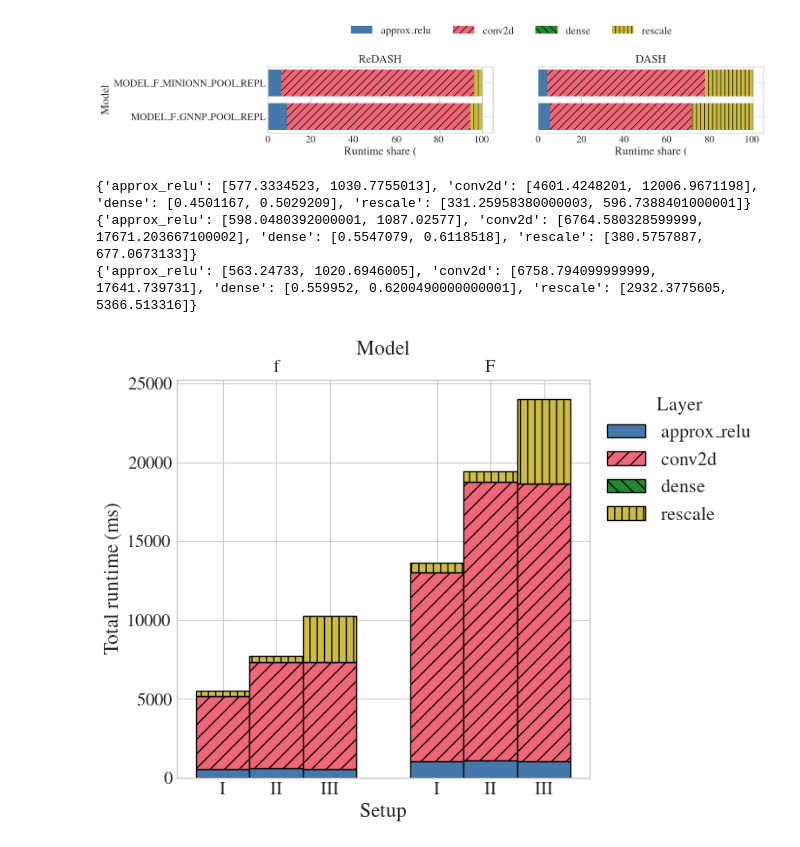
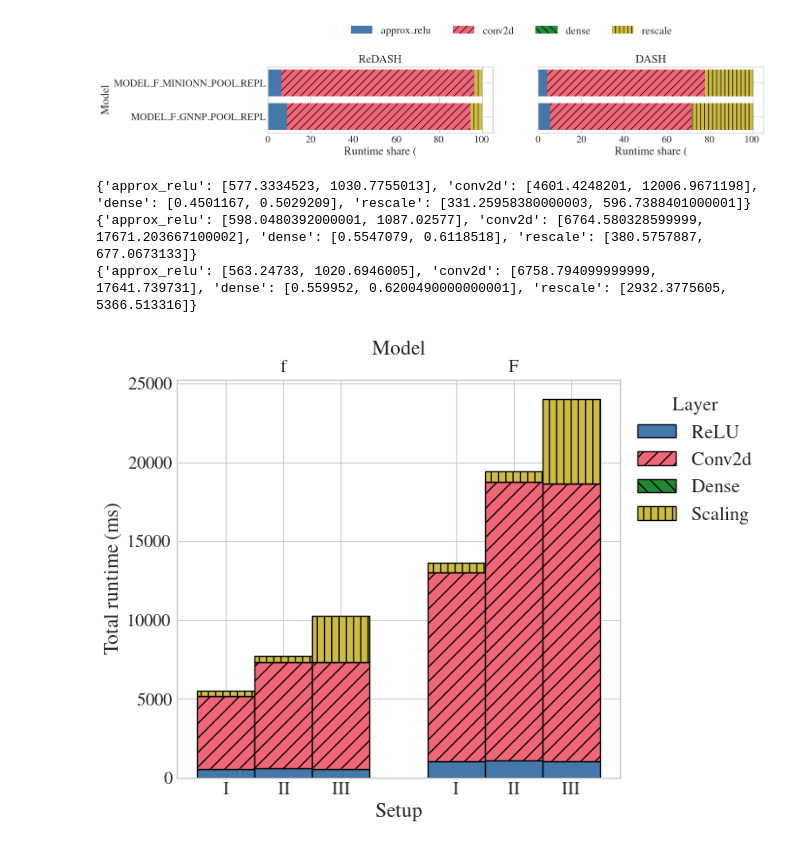
Before and after one commit to UzL-ITS/dash, a Jupyter notebook: benchmarks/evaluation_redash.ipynb, the cells around one changed output. Drawn from its saved outputs; the diff is of its cells as text; code cells hidden in the pictures.

Commit message:
bench: redash eval wip

```diff
--- a/benchmarks/evaluation_redash.ipynb
+++ b/benchmarks/evaluation_redash.ipynb
@@ -183,7 +183,7 @@ micro_benchmarks/data/scalability/IMPORTED_DASH_RESCALING_SCALABILITY.csv
 # %%
 # Get the common dims values between legacy and DASH datasets and keep only the first two
 dims_common = sorted(set(rescaling_scale_data.index.get_level_values('dims')).intersection(
-                       set(rescaling_scale_data_DASH.index.get_level_values('dims'))))[:2]
+                       set(rescaling_scale_data_DASH.index.get_level_values('dims'))))[:1]
 
 fig, axs = plt.subplots(1, len(dims_common), figsize=(5*len(dims_common), 6))
 
@@ -191,28 +191,39 @@ fig, axs = plt.subplots(1, len(dims_common), figsize=(5*len(dims_common), 6))
 if len(dims_common) == 1:
     axs = [axs]
 
+color_l3 = "tab:blue"
+color_l5   = "tab:orange"
+
 for ax, d in zip(axs, dims_common):
     # Plot legacy scaling curves (using marker 'o')
     l_values_legacy = sorted(rescaling_scale_data.loc[d].index.unique())
     for l in [3,5]:
+        if l == 3:
+            color = color_l3
+        else:
+            color = color_l5
         data = rescaling_scale_data.loc[(d, l)]
         runtime_mean = data['runtime']['mean']
         runtime_std = data['runtime']['std']
         threads = runtime_mean.index.astype(int)
         ax.errorbar(threads, runtime_mean, yerr=runtime_std, marker='o', linestyle='-',
-                    capsize=4, label=f'ReDASH, $\\ell={l}$')
+                    color=color, capsize=4, label=f'ReDASH, $\\ell={l}$')
 
     # Plot DASH scaling curves (using marker '*')
     l_values_dash = sorted(rescaling_scale_data_DASH.loc[d].index.unique())
     for l in [3,5]:
+        if l == 3:
+            color = color_l3
+        else:
+            color = color_l5
         data = rescaling_scale_data_DASH.loc[(d, l)]
         runtime_mean = data['runtime']['mean']
         runtime_std = data['runtime']['std']
         threads = runtime_mean.index.astype(int)
         ax.errorbar(threads, runtime_mean, yerr=runtime_std, marker='*', linestyle='--',
-                    capsize=4, label=f'DASH, $\\ell={l}$')
+                    color=color, capsize=4, label=f'DASH, $\\ell={l}$')
 
-    ax.set_title(f"{d} Inputs")
+    # ax.set_title(f"{d} Inputs")
     ax.set_xlabel("Thread Count")
     ax.set_xticks(threads)
     ax.set_ylabel("Runtime (ms)")
@@ -231,8 +242,8 @@ for h, l in zip(all_handles, all_labels):
     if l not in unique:
         unique[l] = h
 
-fig.legend(unique.values(), unique.keys(), loc='upper center', ncol=len(unique),
-           bbox_to_anchor=(0.5, 0.98))
+fig.legend(unique.values(), unique.keys(), loc='upper center', ncol=2,
+           bbox_to_anchor=(0.5, 1.02))
 
 fig.tight_layout(rect=[0, 0, 1, 0.93])
 plt.show()
@@ -520,7 +574,7 @@ import pandas as pd
 import matplotlib.pyplot as plt
 import matplotlib.patches as mpatches
 
-# Separate ReDASH data by optimize_bases
+
 df_redash_optim = runtime_dist_data[model_names].xs(1, level="optimize_bases")
 df_redash_cpm   = runtime_dist_data[model_names].xs(0, level="optimize_bases")
 df_dash         = runtime_dist_data_DASH[model_names]  # already has a single index: layer
@@ -602,38 +656,48 @@ roman = ["I", "II", "III"]
 tick_positions = []
 tick_labels = []
 for x in indices:
     for i in range(n_datasets):
         tick_positions.append(x + (i - (n_datasets - 1)/2)*bar_width)
         tick_labels.append(roman[i])
 ax.set_xticks(tick_positions)
 ax.set_xticklabels(tick_labels)
 ax.set_xlabel("Setup")
 
 # 2. Create a twin x-axis at the top for the model labels (f and F).
 ax_top = ax.twiny()
 ax_top.set_xlim(ax.get_xlim())
 ax_top.set_xticks(indices)
 ax_top.set_xticklabels([model_labels[m] for m in model_names])
 ax_top.xaxis.set_ticks_position('top')
 ax_top.xaxis.set_label_position('top')
 ax_top.set_xlabel("Model")
 ax_top.set_zorder(-1)
 
+layer_label = {
+    'approx_relu': 'ReLU',
+    'conv2d': 'Conv2d',
+    'dense': 'Dense',
+    'rescale': 'Scaling'
+}
+
 # Create a combined legend for layers.
-legend_handles = [mpatches.Patch(facecolor=layer_style[layer][0], hatch=layer_style[layer][1],
-                                 edgecolor='black', label=layer) for layer in layers]
+legend_handles = [mpatches.Patch(facecolor=layer_style[layer][0],
+                                 hatch=layer_style[layer][1],
+                                 edgecolor='black',
+                                 label=layer_label.get(layer, layer))
+                  for layer in layers]
 ax.legend(handles=legend_handles, title="Layer", bbox_to_anchor=(1, 1))
 
 fig.tight_layout()
-plt.show()
 
 # Optionally, save the figure:
-# fig.savefig("model_benchmarks/data/vertical_combined_runtime_distribution.pdf", format='pdf', bbox_inches='tight')
+fig.savefig("model_benchmarks/data/vertical_combined_runtime_distribution.pdf", format='pdf', bbox_inches='tight')
+plt.show()
 # %% [output]
 {'approx_relu': [577.3334523, 1030.7755013], 'conv2d': [4601.4248201, 12006.9671198], 'dense': [0.4501167, 0.5029209], 'rescale': [331.25958380000003, 596.7388401000001]}
 {'approx_relu': [598.0480392000001, 1087.02577], 'conv2d': [6764.580328599999, 17671.203667100002], 'dense': [0.5547079, 0.6118518], 'rescale': [380.5757887, 677.0673133]}
 {'approx_relu': [563.24733, 1020.6946005], 'conv2d': [6758.794099999999, 17641.739731], 'dense': [0.559952, 0.6200490000000001], 'rescale': [2932.3775605, 5366.513316]}
-[figure, old version]
+[figure, new version]
 # %%
 cpm_dict = {
     3: [2,3,5],
```
Also changed, not shown: parts of 7 cells of this notebook.
